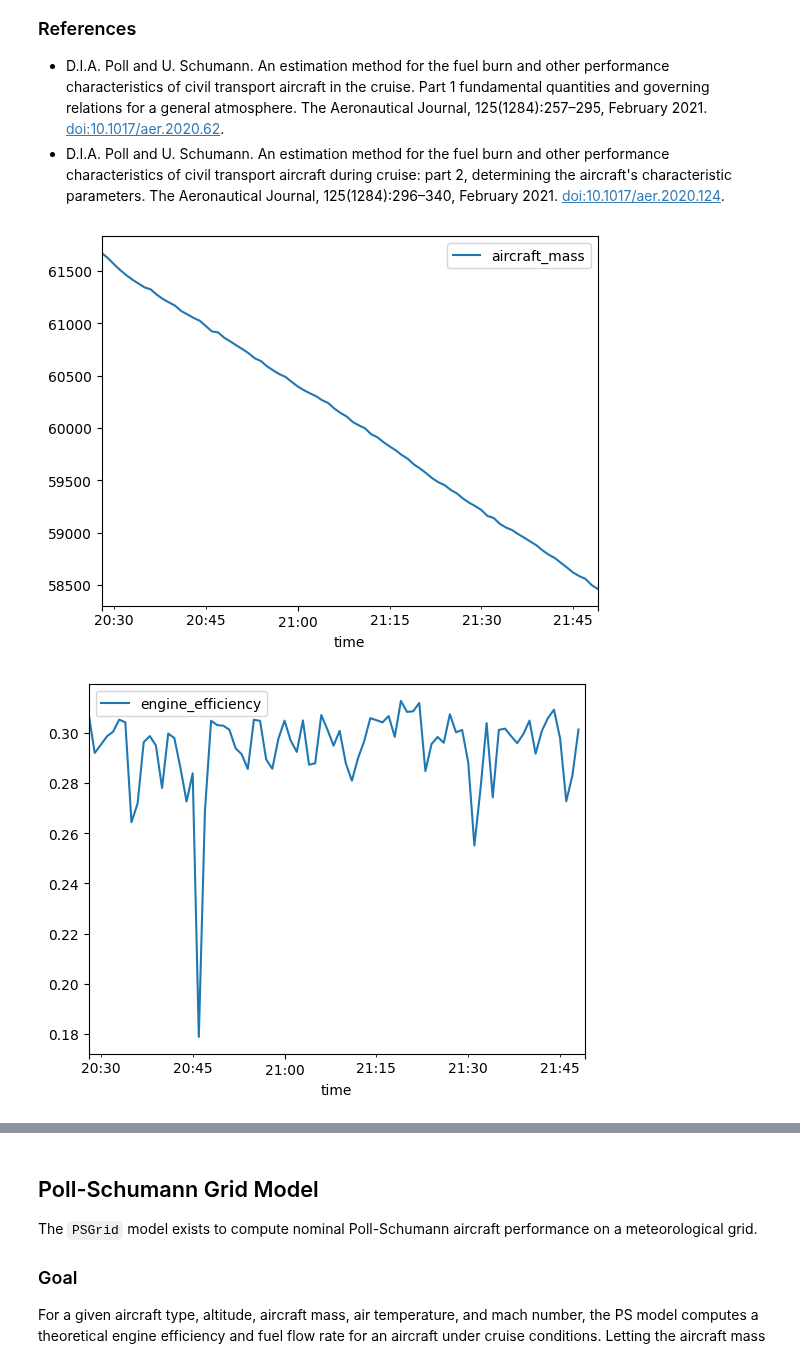
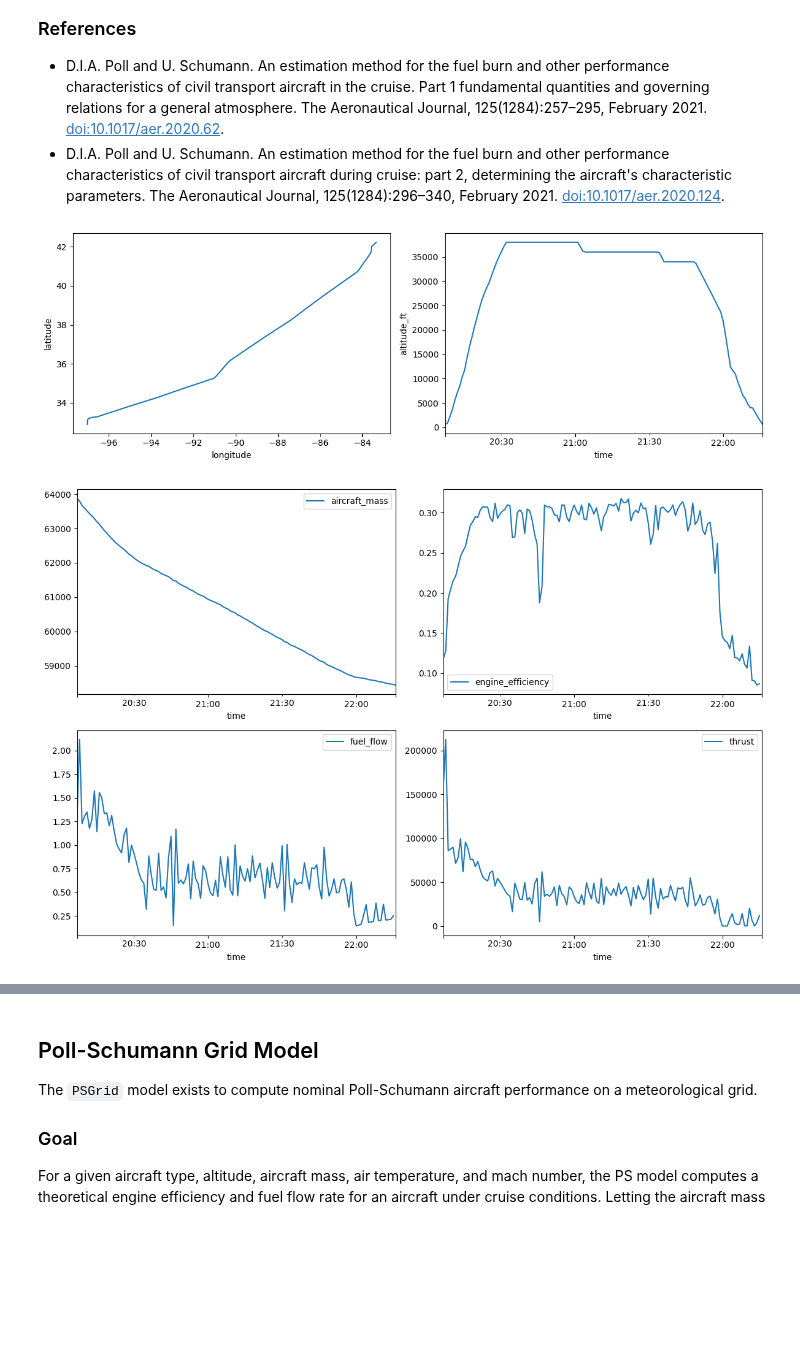
Before and after one commit to contrailcirrus/pycontrails, a Jupyter notebook: docs/notebooks/AircraftPerformance.ipynb, the cells around one changed output, grey strips where cells are left out. Drawn from its saved outputs; the diff is of its cells as text; code cells hidden in the pictures; blank space fills up the shorter version.

Commit message:
use new parameters in the AircraftPerformance.ipynb notebook

```diff
--- a/docs/notebooks/AircraftPerformance.ipynb
+++ b/docs/notebooks/AircraftPerformance.ipynb
@@ -35,27 +34,32 @@ from pycontrails.physics import units
 from pycontrails.models.ps_model import PSFlight
 # %%
-# load flight
+# Load flight from csv file
 attrs = {"flight_id": "1", "aircraft_type": "A320"}
 flight = Flight(data=pd.read_csv("data/flight-ap.csv"), attrs=attrs)
-
-# select waypoints between initial climb and final decent
-flight = flight.filter(flight["altitude"] > units.ft_to_m(33000))
-
-# Estimate temperature using ISA
-flight["air_temperature"] = units.m_to_T_isa(flight["altitude"])
-
-# Estimate airspeed by using groundspeed
-flight["true_airspeed"] = flight.segment_groundspeed()
+# %%
+# Plot the horizontal and vertical profiles
+fig, (ax1, ax2) = plt.subplots(1, 2, figsize=(12, 4))
+flight.plot(ax=ax1)
+flight.plot_profile(ax=ax2)
+
+plt.tight_layout()
+# %% [output]
+[figure, added]
 # %%
 # Create PS Flight model and evaluate
-ps_model = PSFlight()
+ps_model = PSFlight(
+    fill_low_altitude_with_isa_temperature=True,  # Estimate temperature using ISA
+    fill_low_altitude_with_zero_wind=True,  # Estimate airspeed by using groundspeed
+)
 out = ps_model.eval(flight)
 # %%
 # Visualize outputs
-out.dataframe.plot(x="time", y="aircraft_mass")
-out.dataframe.plot(x="time", y="engine_efficiency")
-out.dataframe.plot(x="time", y="fuel_flow")
-out.dataframe.plot(x="time", y="thrust");
+fig, ((ax1, ax2), (ax3, ax4)) = plt.subplots(2, 2, figsize=(12, 8))
+out.dataframe.plot(x="time", y="aircraft_mass", ax=ax1)
+out.dataframe.plot(x="time", y="engine_efficiency", ax=ax2)
+out.dataframe.plot(x="time", y="fuel_flow", ax=ax3)
+out.dataframe.plot(x="time", y="thrust", ax=ax4)
+
+plt.tight_layout()
 # %% [output]
-[figure, old version]
+[figure, new version]
-[figure, removed]
```
Also changed, not shown: parts of 6 cells of this notebook.
